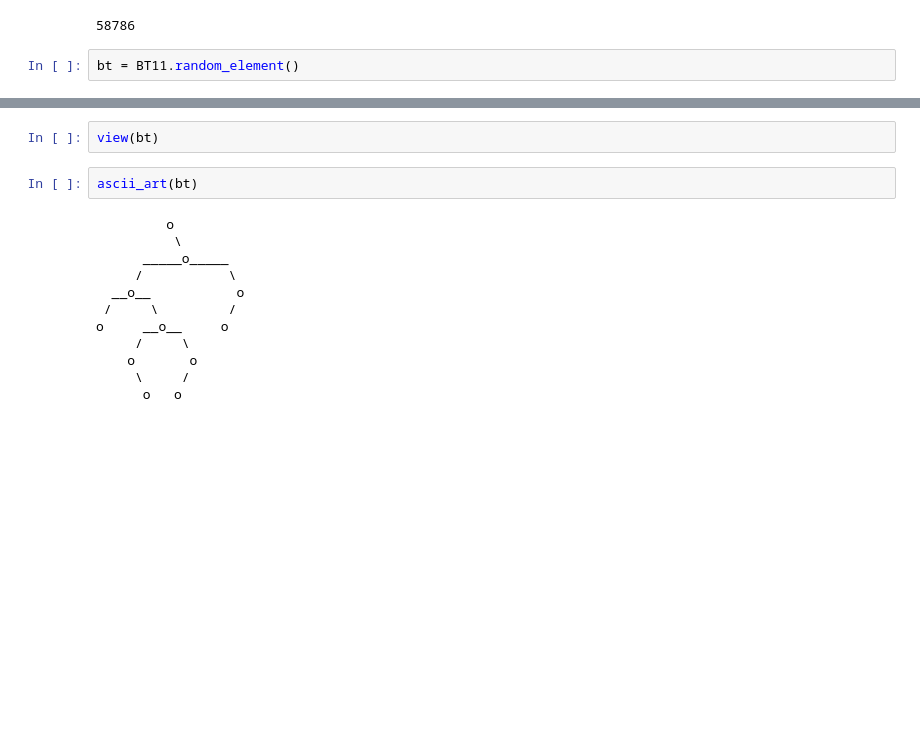
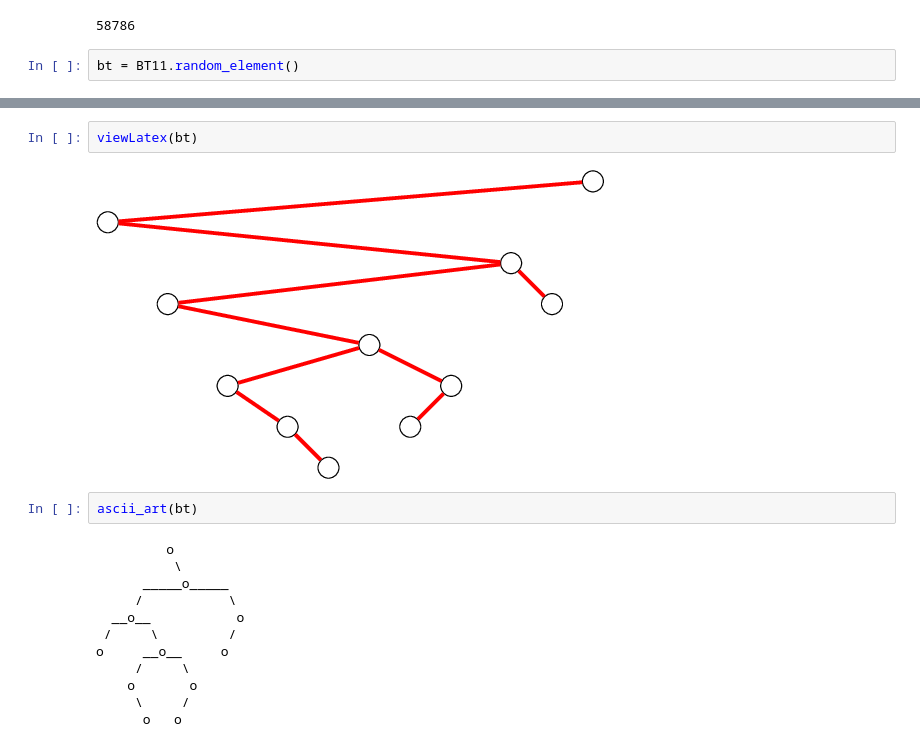
Before and after one commit to VivianePons/public-notebooks, a Jupyter notebook: 2018-01-22-ENSLyon.ipynb, the cells around one changed output, grey strips where cells are left out. Saved outputs shown, nothing was run; the diff lists cells and outputs as text; blank space fills up the shorter version.

```diff
--- a/2018-01-22-ENSLyon.ipynb
+++ b/2018-01-22-ENSLyon.ipynb
@@ -106,5 +123,7 @@ bt
 # %%
-view(bt)
+viewLatex(bt)
+# %% [output]
+[figure, added]
 # %%
 ascii_art(bt)
 # %% [output]
```
Also changed, not shown: parts of 22 cells of this notebook.
